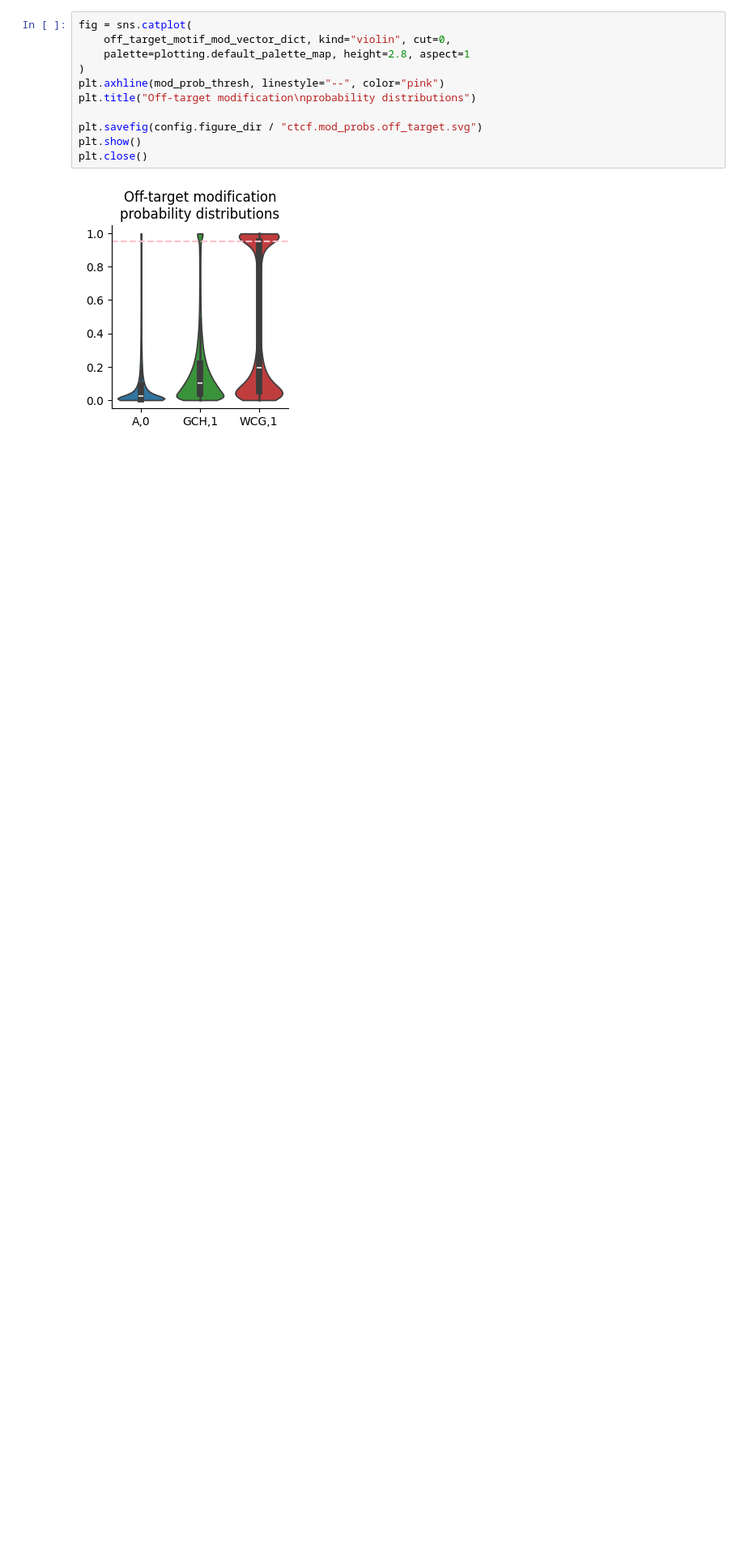
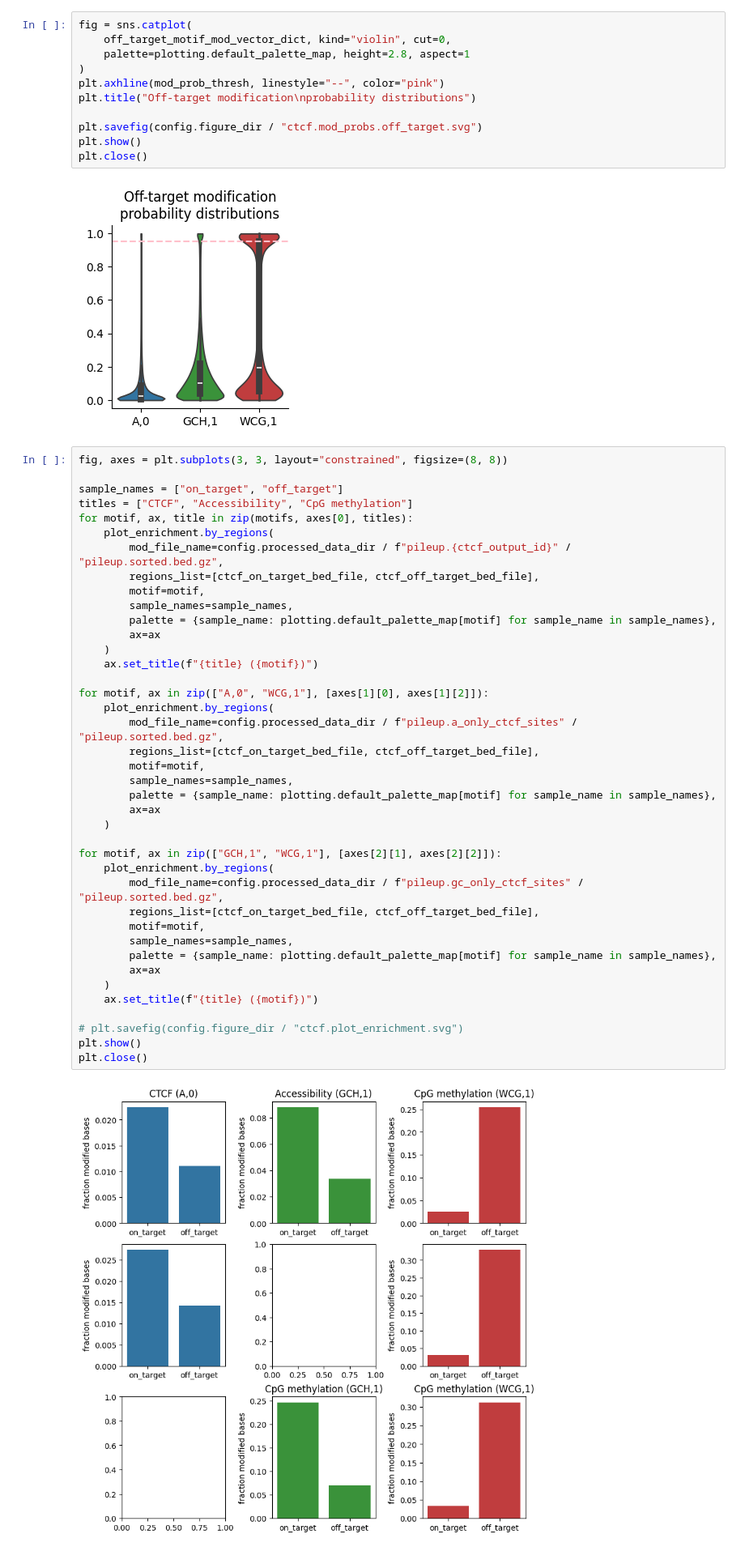
Before and after one commit to streetslab/multimodal-dimelo, a Jupyter notebook: CTCF_analysis.ipynb, the cells around one changed output. Shown at 81% size. Cells and saved outputs as stored; diff of their text form; blank space fills up the shorter version.

Commit message:
single-color comparison plot

```diff
--- a/CTCF_analysis.ipynb
+++ b/CTCF_analysis.ipynb
@@ -589,3 +636,45 @@ plt.show()
 plt.close()
 # %% [output]
 [figure]
+# %%
+fig, axes = plt.subplots(3, 3, layout="constrained", figsize=(8, 8))
+
+sample_names = ["on_target", "off_target"]
+titles = ["CTCF", "Accessibility", "CpG methylation"]
+for motif, ax, title in zip(motifs, axes[0], titles):
+    plot_enrichment.by_regions(
+        mod_file_name=config.processed_data_dir / f"pileup.{ctcf_output_id}" / "pileup.sorted.bed.gz",
+        regions_list=[ctcf_on_target_bed_file, ctcf_off_target_bed_file],
+        motif=motif,
+        sample_names=sample_names,
+        palette = {sample_name: plotting.default_palette_map[motif] for sample_name in sample_names},
+        ax=ax
+    )
+    ax.set_title(f"{title} ({motif})")
+
+for motif, ax in zip(["A,0", "WCG,1"], [axes[1][0], axes[1][2]]):
+    plot_enrichment.by_regions(
+        mod_file_name=config.processed_data_dir / f"pileup.a_only_ctcf_sites" / "pileup.sorted.bed.gz",
+        regions_list=[ctcf_on_target_bed_file, ctcf_off_target_bed_file],
+        motif=motif,
+        sample_names=sample_names,
+        palette = {sample_name: plotting.default_palette_map[motif] for sample_name in sample_names},
+        ax=ax
+    )
+
+for motif, ax in zip(["GCH,1", "WCG,1"], [axes[2][1], axes[2][2]]):
+    plot_enrichment.by_regions(
+        mod_file_name=config.processed_data_dir / f"pileup.gc_only_ctcf_sites" / "pileup.sorted.bed.gz",
+        regions_list=[ctcf_on_target_bed_file, ctcf_off_target_bed_file],
+        motif=motif,
+        sample_names=sample_names,
+        palette = {sample_name: plotting.default_palette_map[motif] for sample_name in sample_names},
+        ax=ax
+    )
+    ax.set_title(f"{title} ({motif})")
+
+# plt.savefig(config.figure_dir / "ctcf.plot_enrichment.svg")
+plt.show()
+plt.close()
+# %% [output]
+[figure, added]
```
Also changed, not shown: parts of 3 cells of this notebook, 1 other file.
